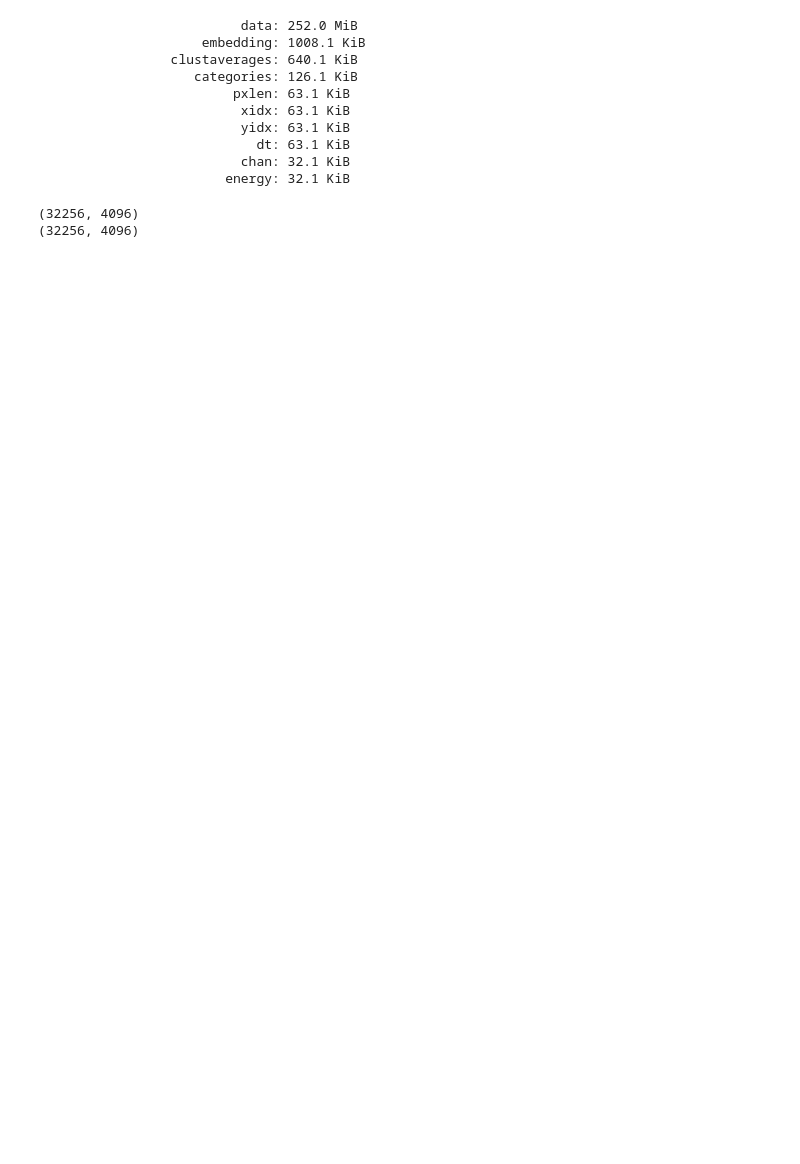
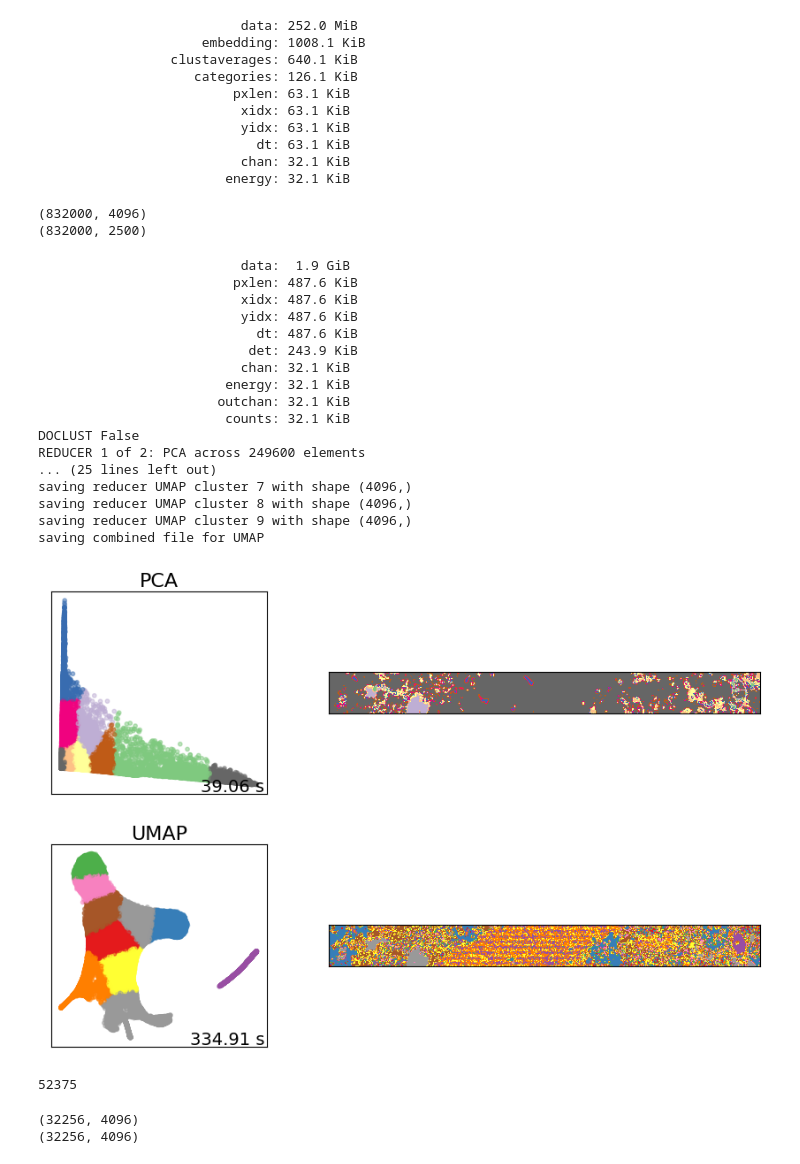
Before and after one commit to lachlanc61/ReadoutXFM, a Jupyter notebook: explore.ipynb, the cells around one changed output. Cells and saved outputs as stored; diff of their text form; code cells hidden in the pictures; blank space fills up the shorter version.

Commit message:
umap in low memory mode

```diff
--- a/explore.ipynb
+++ b/explore.ipynb
@@ -205,6 +205,11 @@ with open(f, mode='rb') as file: # rb = read binary
 
     runtime = time.time() - starttime
 
+    "---------------------------\n"
+    "Memory usage:\n"
+    "---------------------------\n"
+    utils.varsizes(locals().items())
+
     print(
         "---------------------------\n"
         "MAP COMPLETE\n"
@@ -215,6 +220,10 @@ with open(f, mode='rb') as file: # rb = read binary
         f"time per pixel: {round((runtime/i),6)} s\n"
         "---------------------------"
     )
+
+    if config.SAVEPXSPEC:
+        print(f"saving spectrum-by-pixel to file")
+        np.savetxt(os.path.join(config.odir,  config.savename + ".dat"), data, fmt='%i')
 
     #clear the bytestream from memory
     del stream
@@ -250,6 +259,8 @@ with open(f, mode='rb') as file: # rb = read binary
     np.savetxt(os.path.join(config.odir, "detector.txt"), det)
     np.savetxt(os.path.join(config.odir, "dt.txt"), dt)
 
+print("CLEAN EXIT")
+exit()
 
 
 """
@@ -297 +288,65 @@ np.savetxt(os.path.join(config.odir,  "pxspec.dat"), data, fmt='%i')
+# %%
+print(data.shape)
+
+print(data[:,0:2500].shape)
+
+rdata=data[:,0:2500]
+
+#data=rdata
+# %% [output]
+(832000, 4096)
+(832000, 2500)
+# %%
+import importlib
+importlib.reload(clustering)
+
+utils.varsizes(locals().items())
+
+
+print("DOCLUST", config.DOCLUST)
+
+if True:
+    embedding, clusttimes = clustering.reduce(data)
+    categories = clustering.dokmeans(embedding, totalpx)
+
+    clustaverages=np.zeros([len(clustering.reducers),config.nclust,config.NCHAN])
+
+    for i in range(len(clustering.reducers)):
+        redname=clustering.getredname(i)
+        clustaverages[i]=clustering.sumclusters(data, categories[i])
+
+        for j in range(config.nclust):
+            print(f'saving reducer {redname} cluster {j} with shape {clustaverages[i,j,:].shape}')
+            np.savetxt(os.path.join(config.odir, "sum_" + redname + "_" + str(j) + ".txt"), np.c_[energy, clustaverages[i,j,:]], fmt=['%1.3e','%1.6e'])
+
+        print(f'saving combined file for {redname}')
+        np.savetxt(os.path.join(config.odir, "sum_" + redname + ".txt"), np.c_[energy, clustaverages[i,:,:].transpose(1,0)], fmt='%1.5e')
+        #plt.plot(energy, clustaverages[i,j,:])
+    clustering.clustplt(embedding, categories, mapx, clusttimes)
+# %% [output]
+                          data:  1.9 GiB
+                         pxlen: 487.6 KiB
+                          xidx: 487.6 KiB
+                          yidx: 487.6 KiB
+                            dt: 487.6 KiB
+                           det: 243.9 KiB
+                          chan: 32.1 KiB
+                        energy: 32.1 KiB
+                       outchan: 32.1 KiB
+                        counts: 32.1 KiB
+DOCLUST False
+REDUCER 1 of 2: PCA across 249600 elements
+... (25 lines left out)
+saving reducer UMAP cluster 7 with shape (4096,)
+saving reducer UMAP cluster 8 with shape (4096,)
+saving reducer UMAP cluster 9 with shape (4096,)
+saving combined file for UMAP
+[figure, added]
+# %%
+del embedding
+del categories
+del clustaverages
+gc.collect()
+# %% [output]
+52375
 # %%
```
Also changed, not shown: parts of 4 cells of this notebook, 4 other files.
